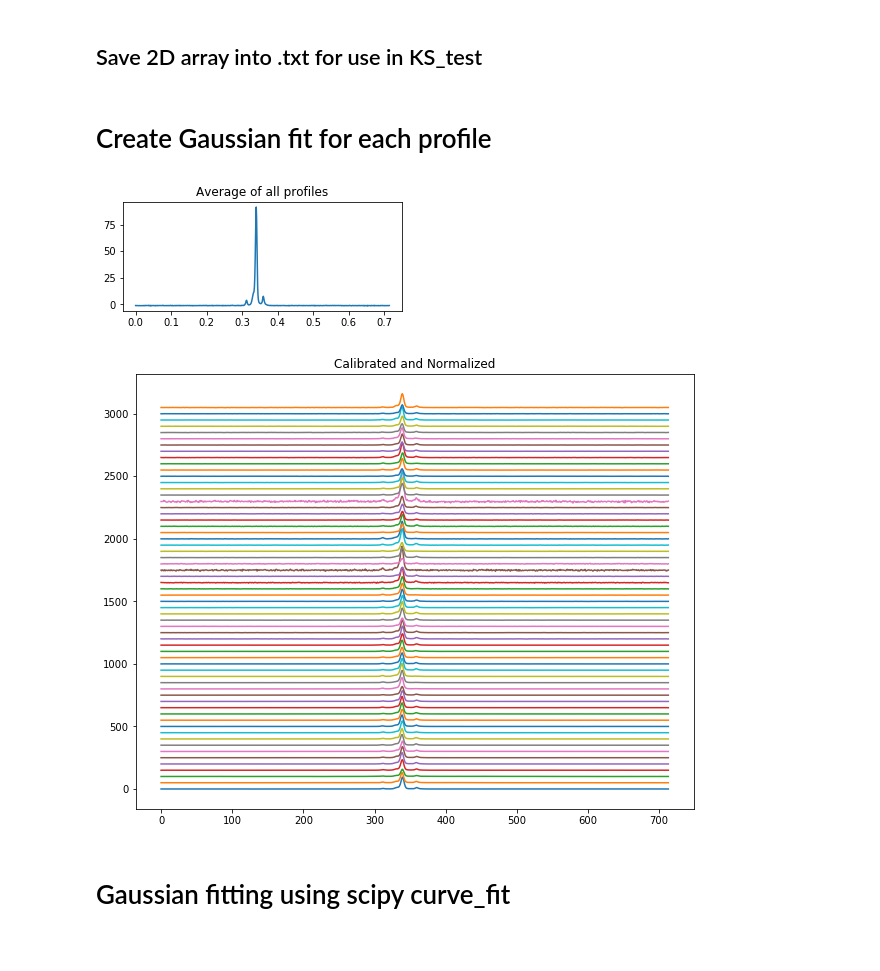
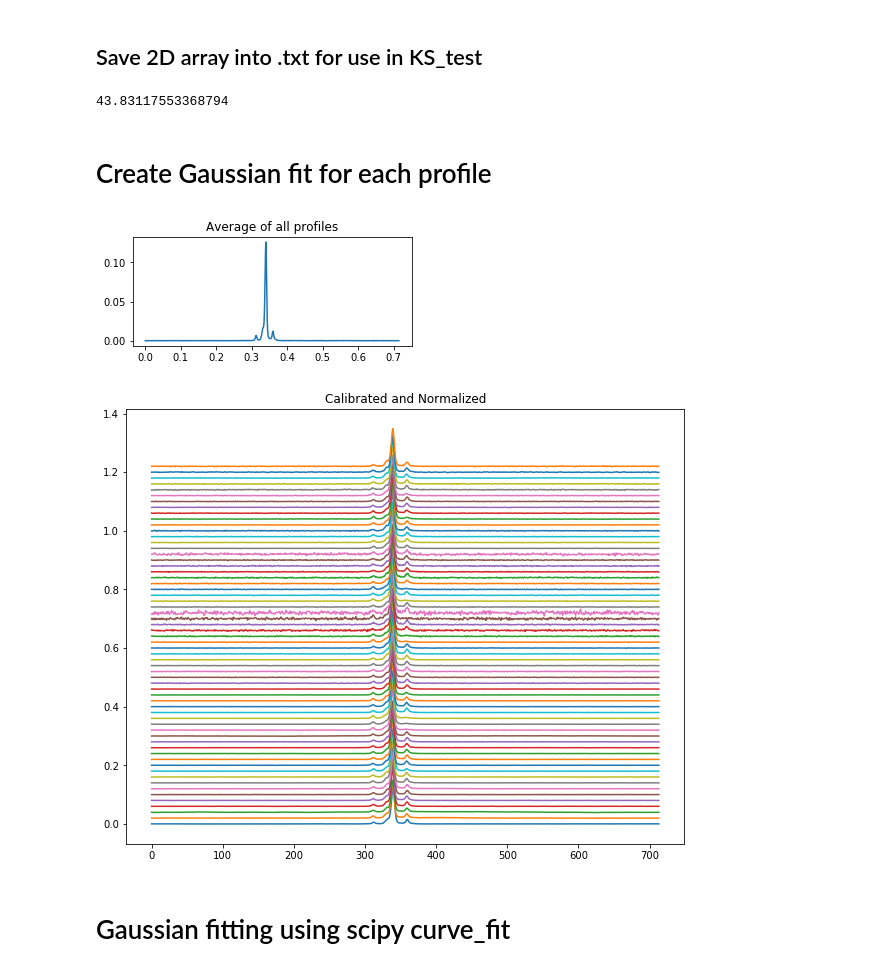
Before and after one commit to minyoungk99/IRES, a Jupyter notebook: J0332_gaussian_fitting.ipynb, the cells around one changed output. Cells and saved outputs as stored; diff of their text form; code cells hidden in the pictures.

Commit message:
REdoing everything. when calibrating profile, only use mean of off pulse region

```diff
--- a/J0332_gaussian_fitting.ipynb
+++ b/J0332_gaussian_fitting.ipynb
@@ -21,6 +24,6 @@ import gaussfit as gf
 # %%
 #list of all .prof files
-filenames = glob.glob('./data/J0332+5434/*.prof')
+filenames = glob.glob('./J0332+5434/*.prof')
 #list to store profile objects from read in data
 profs = []
 
@@ -78,6 +81,10 @@ plt.show()
 [figure]
 # %% [markdown]
 ## Save 2D array into .txt for use in KS_test
+# %%
+np.concatenate( (profs2[i].profile[:250], profs2[i].profile[400:]) ).mean()
+# %% [output]
+43.83117553368794
 # %% [markdown]
 # Create Gaussian fit for each profile
 # %%
@@ -87,7 +94,9 @@ plt.show()
 calib = []
 
 for i in range(len(profs2)):
-    meansub = profs2[i].profile - np.mean(profs2[i].profile) # calibrate all profiles
+    # calibrate all profiles using OFF PULSE REGION
+    offpulse_region = np.concatenate( (profs2[i].profile[:250], profs2[i].profile[400:]) )
+    meansub = profs2[i].profile - np.mean(offpulse_region)
     calib.append( meansub / np.trapz(meansub)) # normalize
 
 calib = np.array(calib)
@@ -105,15 +114,15 @@ plt.show()
 
 #can visually see average profile has peaks with mean at ~ .3, .33, .37
 # %% [output]
-[figure, old version]
+[figure, new version]
 # %%
 plt.figure(figsize=(10,8))
 for i,val in enumerate(calib):
-    plt.plot(val + i*50)
+    plt.plot(val + i*.02)
 plt.title('Calibrated and Normalized')
 plt.show()
 # %% [output]
-[figure, old version]
+[figure, new version]
 # %% [markdown]
 # Gaussian fitting using scipy curve_fit
 # %%
```
Also changed, not shown: parts of 1 cell of this notebook, 1 other file.
